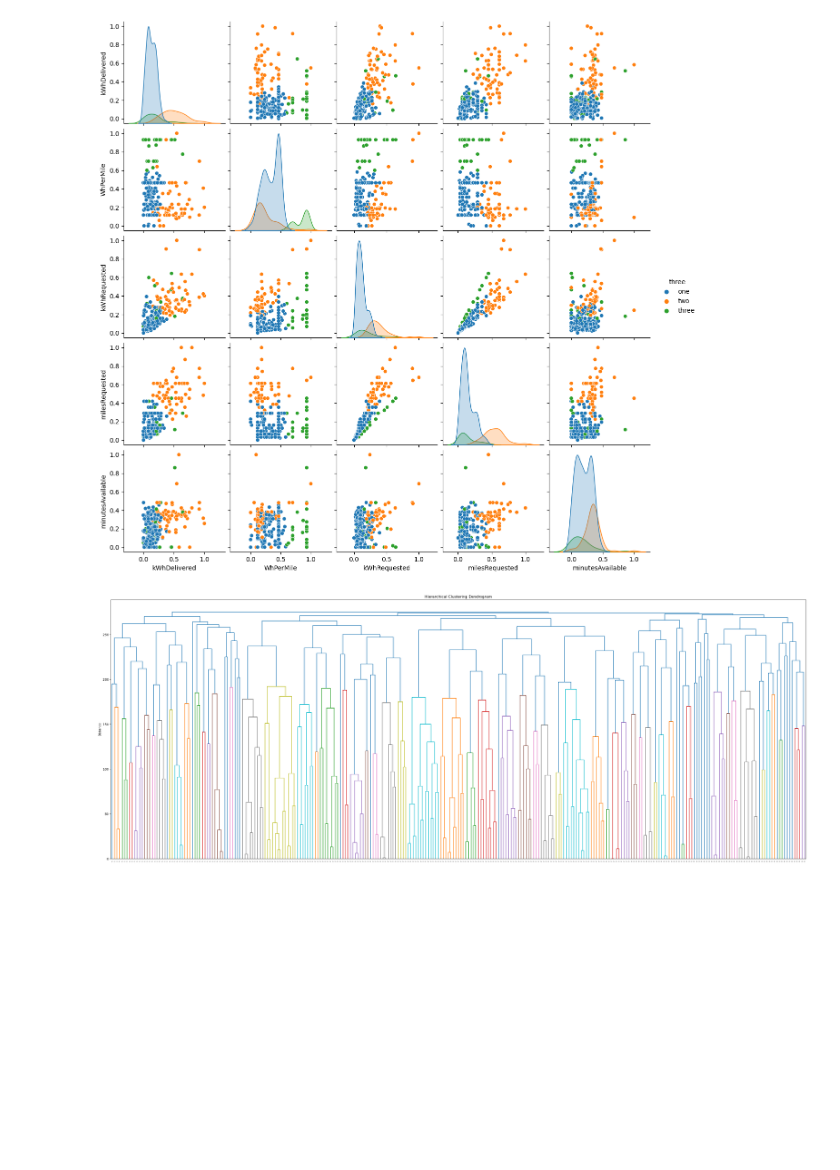
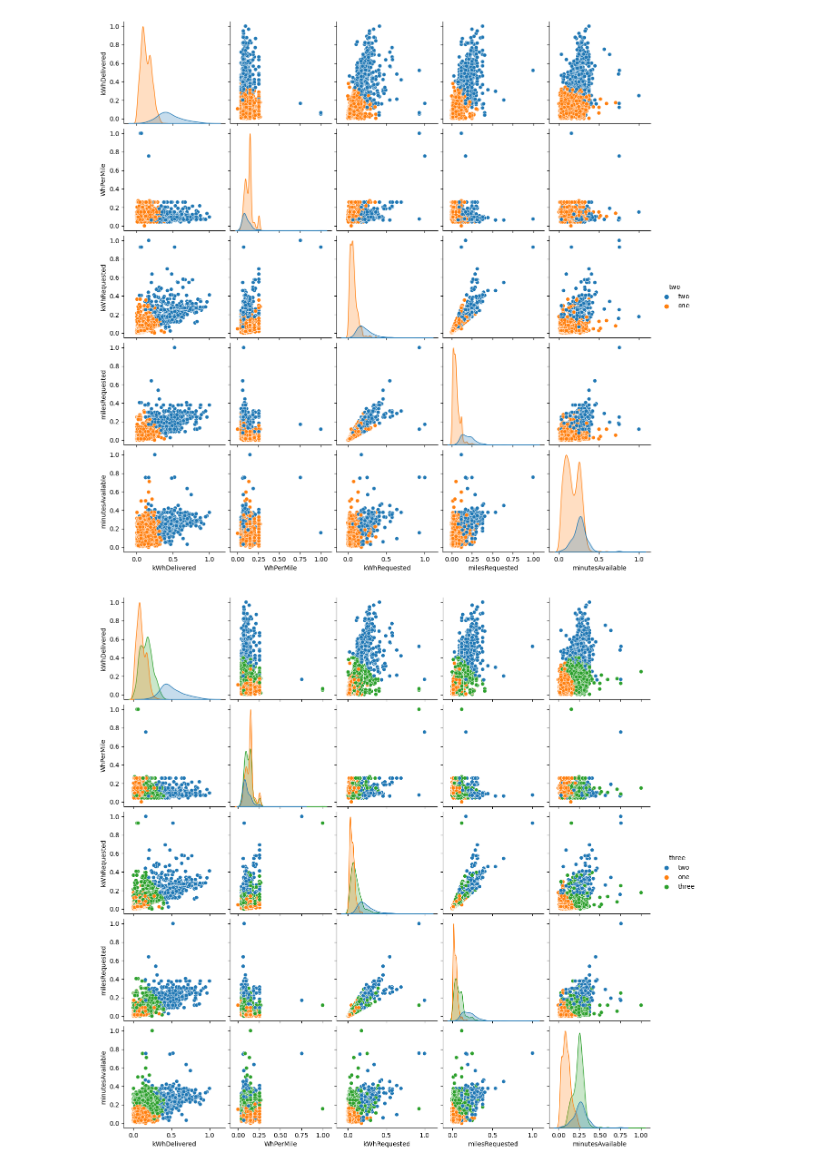
Before and after one commit to emitterl/AA-project-team-6, a Jupyter notebook: emmassandbox.ipynb, the cells around one changed output. Cells and saved outputs as stored; diff of their text form; code cells hidden in the pictures; blank space fills up the shorter version.

Commit message:
new plots

```diff
--- a/emmassandbox.ipynb
+++ b/emmassandbox.ipynb
@@ -305,7 +305,8 @@ from scipy.cluster.hierarchy import dendrogram
 
 # sns.pairplot(data=merged_df)
 
-dropped_df = merged_df.sample(n=400)
+dropped_df = merged_df.sample(n=3_000)
+#dropped_df = merged_df.copy()
 dropped_df.drop('id', axis=1, inplace=True)
 dropped_df.drop('siteID', axis=1, inplace=True)
 dropped_df.drop('spaceID', axis=1, inplace=True)
@@ -353,10 +354,24 @@ for k in range(k_max):
 plt.plot(clusters, losses)
 plt.ylabel("Loss")
 plt.xlabel("Number of clusters")
-plt.xlim([0,20])
+plt.xlim([0,10])
 plt.show()
 
 ## K Means
+
+# 2 clusters
+two_means = KMeans(n_clusters=2, n_init='auto')
+two_means.fit(scaled_reshape)
+
+# match records to clusters by calling predict
+two_means.predict(scaled_reshape)
+
+numbers = ["one", "two", "three", "four", "five"]
+scaled_df["two"] = two_means.predict(scaled_reshape)
+scaled_df["two"] = scaled_df["two"].apply(lambda x: numbers[x])
+
+sns.pairplot(data=scaled_df, hue="two")
+
 # After deciding on number of clusters = 3
 # refit algorithm
 three_means = KMeans(n_clusters=3, n_init='auto')
@@ -365,11 +380,23 @@ three_means.fit(scaled_reshape)
 # match records to clusters by calling predict
 three_means.predict(scaled_reshape)
 
-numbers = ["one", "two", "three", "four", "five"]
+# numbers = ["one", "two", "three", "four", "five"]
 scaled_df["three"] = three_means.predict(scaled_reshape)
 scaled_df["three"] = scaled_df["three"].apply(lambda x: numbers[x])
 
 sns.pairplot(data=scaled_df, hue="three")
+
+# 4 clusters
+four_means = KMeans(n_clusters=4, n_init='auto')
+four_means.fit(scaled_reshape)
+
+# match records to clusters by calling predict
+four_means.predict(scaled_reshape)
+
+scaled_df["four"] = four_means.predict(scaled_reshape)
+scaled_df["four"] = scaled_df["four"].apply(lambda x: numbers[x])
+
+sns.pairplot(data=scaled_df, hue="four")
 
 
 ## Hierarchical clustering
@@ -420,2 +447,2 @@ plt.show()
-[figure, old version]
+[figure, new version]
-[figure, old version]
+[figure, new version]
```
Also changed, not shown: parts of 1 cell of this notebook, 27 other files.
